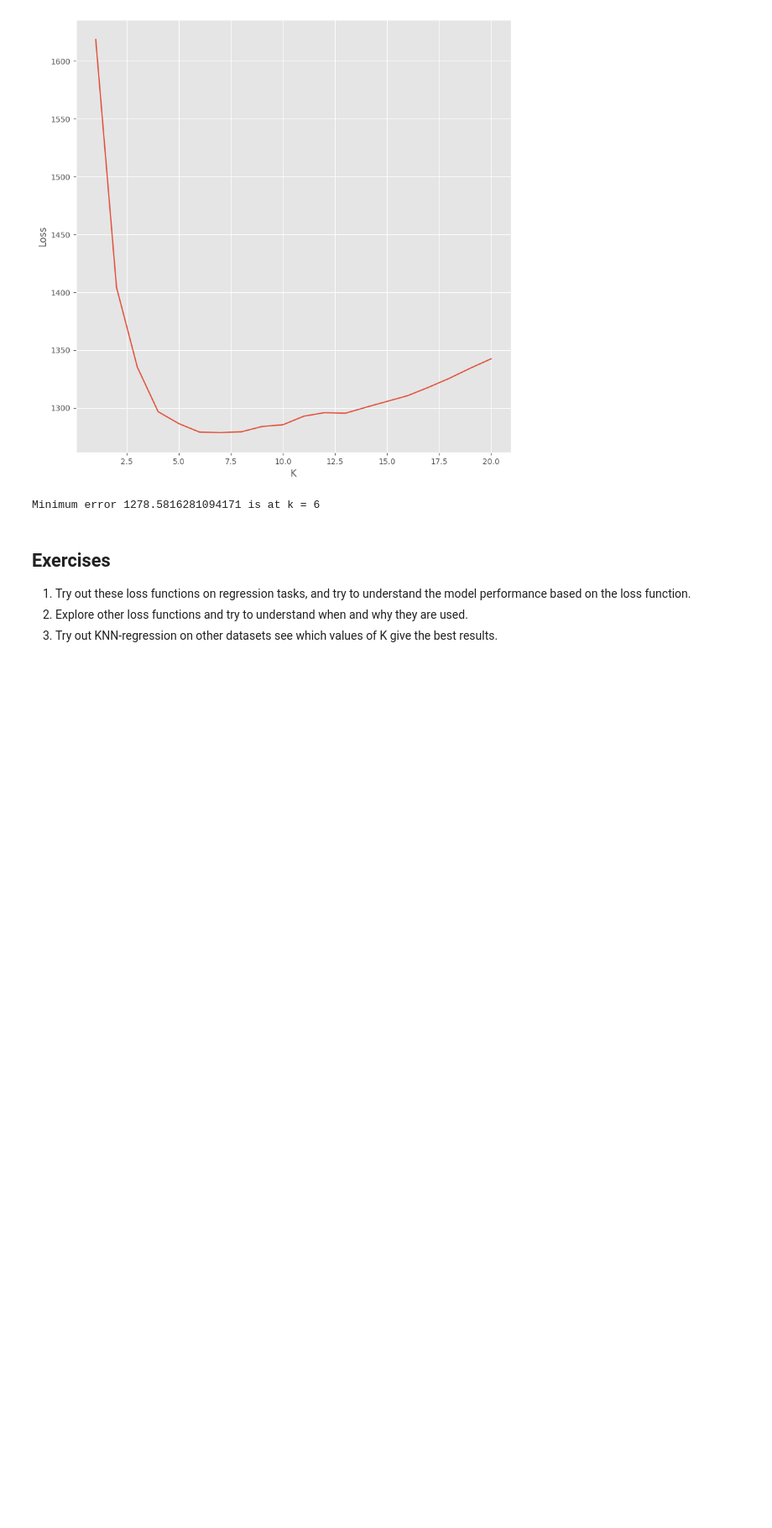
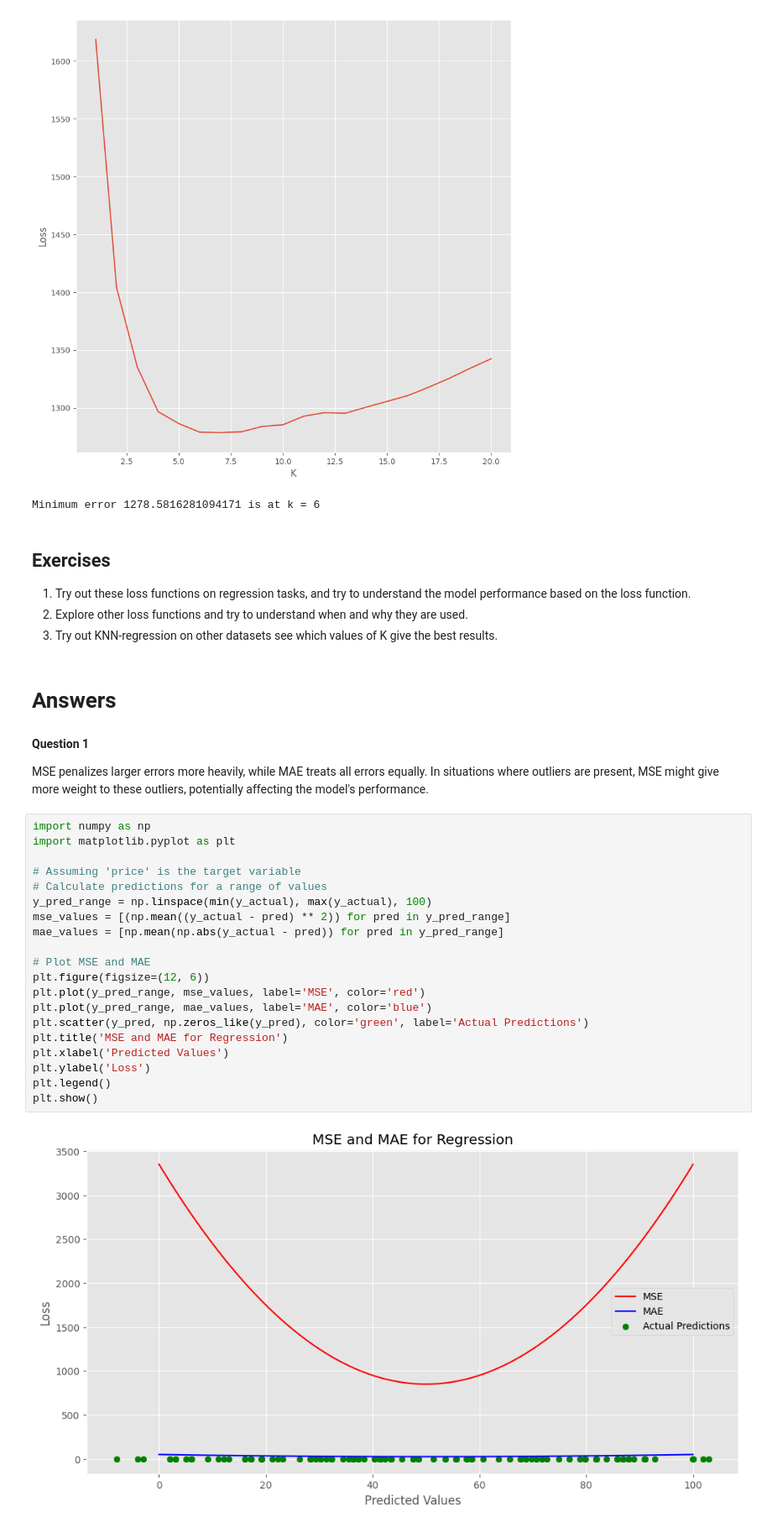
Before and after one commit to VyjayantiN/FMML-Projects-Assignments-2023, a Jupyter notebook: Regression_Lab_2.ipynb, the cells around one changed output. Shown at 84% size. Drawn from its saved outputs; the diff is of its cells as text; blank space fills up the shorter version.

```diff
--- a/Regression_Lab_2.ipynb
+++ b/Regression_Lab_2.ipynb
@@ -257,3 +257,31 @@ Minimum error 1278.5816281094171 is at k = 6
 1. Try out these loss functions on regression tasks, and try to understand the model performance based on the loss function.
 2. Explore other loss functions and try to understand when and why they are used.
 3. Try out KNN-regression on other datasets see which values of K give the best results.
+# %% [markdown]
+# **Answers**
+# %% [markdown]
+**Question 1**
+
+MSE penalizes larger errors more heavily, while MAE treats all errors equally. In situations where outliers are present, MSE might give more weight to these outliers, potentially affecting the model's performance.
+# %%
+import numpy as np
+import matplotlib.pyplot as plt
+
+# Assuming 'price' is the target variable
+# Calculate predictions for a range of values
+y_pred_range = np.linspace(min(y_actual), max(y_actual), 100)
+mse_values = [(np.mean((y_actual - pred) ** 2)) for pred in y_pred_range]
+mae_values = [np.mean(np.abs(y_actual - pred)) for pred in y_pred_range]
+
+# Plot MSE and MAE
+plt.figure(figsize=(12, 6))
+plt.plot(y_pred_range, mse_values, label='MSE', color='red')
+plt.plot(y_pred_range, mae_values, label='MAE', color='blue')
+plt.scatter(y_pred, np.zeros_like(y_pred), color='green', label='Actual Predictions')
+plt.title('MSE and MAE for Regression')
+plt.xlabel('Predicted Values')
+plt.ylabel('Loss')
+plt.legend()
+plt.show()
+# %% [output]
+[figure, added]
```
Also changed, not shown: parts of 4 cells of this notebook.
